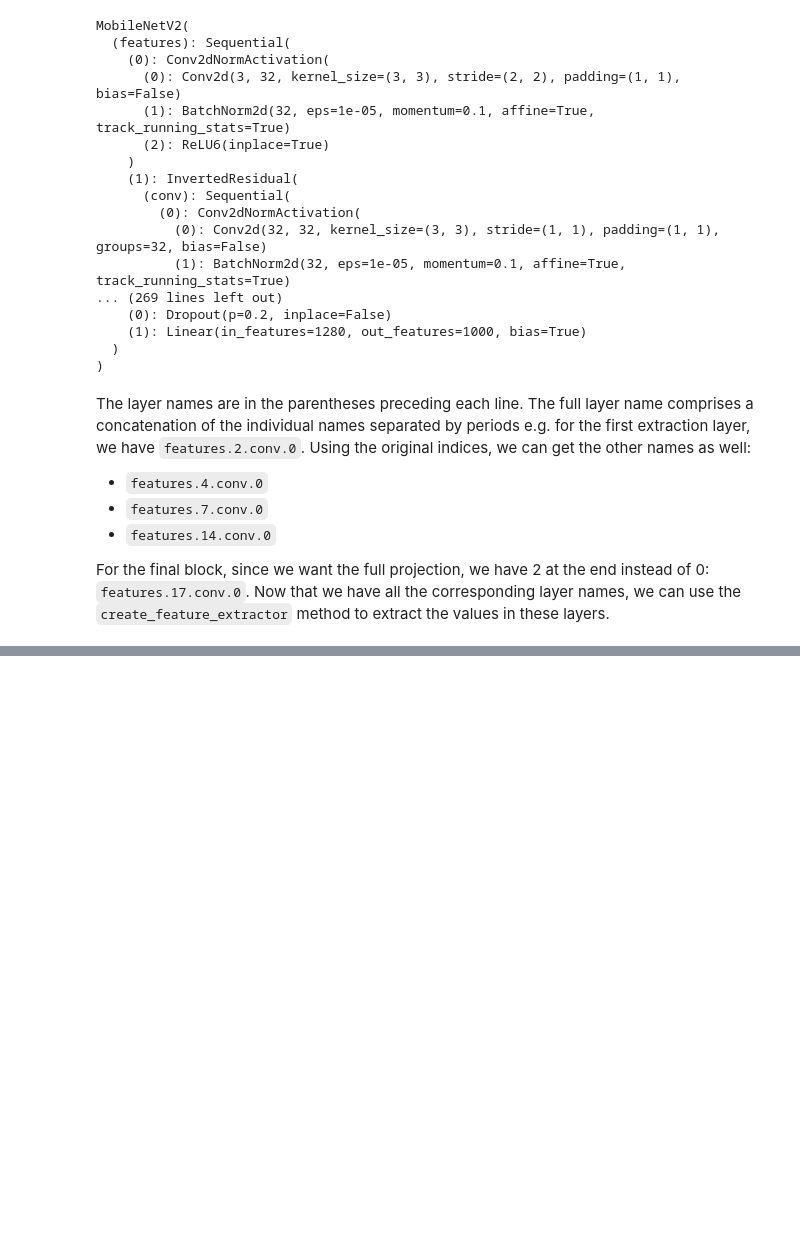
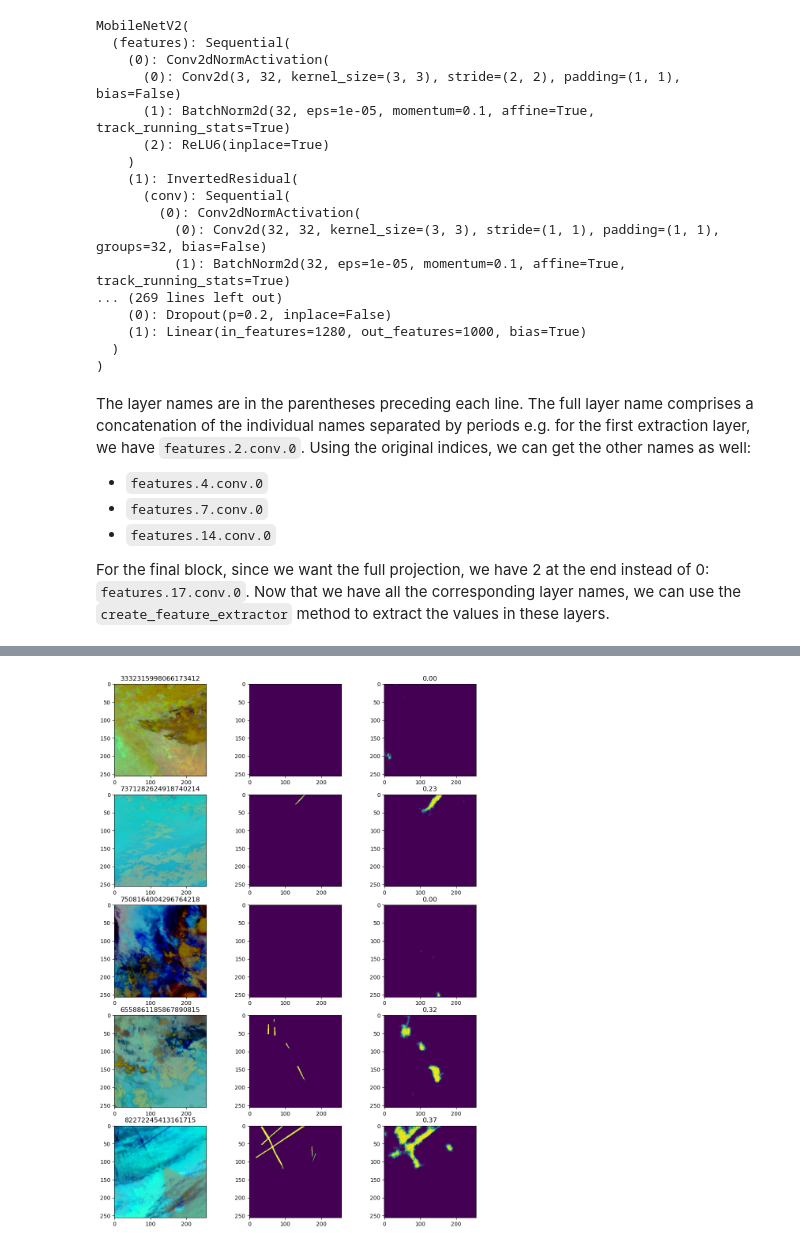
Before and after one commit to MughilM/Data-Science-Projects, a Jupyter notebook: notebooks/01_contrail_detection_unet.ipynb, the cells around one changed output, grey strips where cells are left out. Cells and saved outputs as stored; diff of their text form; code cells hidden in the pictures; blank space fills up the shorter version.

```diff
--- a/notebooks/01_contrail_detection_unet.ipynb
+++ b/notebooks/01_contrail_detection_unet.ipynb
@@ -115,6 +119,7 @@ Even though the preprocessing seems relatively minor, we still should examine th
 samples = next(os.walk(DATA_DIR))[1]
 num_samples = len(samples)
 print(f'There are {num_samples} different images.')
+IMAGE_SIZE = 256
 
 # Next, we'll count how many images have contrails at all,
 # and also, what percentage of pixels are contrails, and what aren't.
@@ -281,10 +286,16 @@ The layer names are in the parentheses preceding each line. The full layer name
 For the final block, since we want the full projection, we have 2 at the end instead of 0: `features.17.conv.0`. Now that we have all the corresponding layer names, we can use the `create_feature_extractor` method to extract the values in these layers.
 # %%
 layers = {
-    'features.2.conv.0': 'block_1',
-    'features.4.conv.0': 'block_3',
-    'features.7.conv.0': 'block_6',
-    'features.14.conv.0': 'block_13',
-    'features.17.conv.2': 'block_16'
+    'features.2.conv.0': 'block_1',    # 128 x 128
+    'features.4.conv.0': 'block_3',    # 64 x 64
+    'features.7.conv.0': 'block_6',    # 32 x 32
+    'features.14.conv.0': 'block_13',  # 16 x 16
+    'features.17.conv.2': 'block_16'   # 8 x 8
 }
 encoder = create_feature_extractor(mobilenet, return_nodes=layers)
+
+# Push a sample input and show the shapes for each layer...
+x = torch.randn((4, 3, 256, 256)).to(DEVICE)
+encoder_output = encoder(x)
+for key, output in encoder_output.items():
+    print(key, output.shape)
@@ -305,0 +679,49 @@ A good first start to this problem, but additional optimizations can be made. Re
+# %%
+def get_prediction_mask(image):
+    """
+    Gets the prediction mask given a numpy input image.
+    :param image:
+    :return:
+    """
+    # Transform image to a tensor with a singleton batch dimension...
+    # Transpose so that it is channels first
+    input_tensor = torch.from_numpy(image.transpose((2, 0, 1))).unsqueeze(dim=0).to(DEVICE)
+    # Pass it through model, and apply sigmoid, so that each pixel
+    # has probability between 0 and 1, and get rid of the singleton dimensions,
+    # and convert back to a numpy array
+    output = model(input_tensor).sigmoid().squeeze().detach().cpu().numpy()
+    # Anything above 0.5 is a contrail, anything below is not
+    # output[output >= 0.5] = 1
+    # output[output < 0.5] = 0
+    # return output.astype(int)
+    return output
+
+def plot_contrail_predictions(sample_ids: list):
+    # We'll use our plot function defined at the top to create a 5 x 3 grid.
+    # Each row will be each sample, showing the original false color image,
+    # the mask, and the corresponding prediction, along with labeling the dice score.
+    num_ids = len(sample_ids)
+    plt.figure(figsize=(9, 3 * num_ids))
+    for sample_id, i in zip(sample_ids, range(1, num_ids + 1)):
+        image, mask = get_contrail_image_mask(sample_id)
+        # Get prediction mask for this input
+        prediction = get_prediction_mask(image)
+        dice_value = dice(torch.from_numpy(prediction), torch.from_numpy(mask)).item()
+        # Plot all 3 in turn
+        ax = plt.subplot(num_ids, 3, 3 * i - 2)
+        ax.imshow(image)
+        ax.set_title(label=sample_id)
+        ax = plt.subplot(num_ids, 3, 3 * i - 1)
+        ax.imshow(mask)
+        ax = plt.subplot(num_ids, 3, 3 * i)
+        ax.imshow(prediction)
+        ax.set_title(label=f'{dice_value:.2f}')
+    plt.subplots_adjust(bottom=0, right=1.2, top=0.9)
+    plt.show()
+
+chosen_train_files = ['3332315998066173412', '7371282624918740214', '7508164004296764218',
+                      '6558861185867890815', '82272245413161715']
+model.train()
+plot_contrail_predictions(chosen_train_files)
+# %% [output]
+[figure, added]
```
Also changed, not shown: parts of 28 cells of this notebook.
